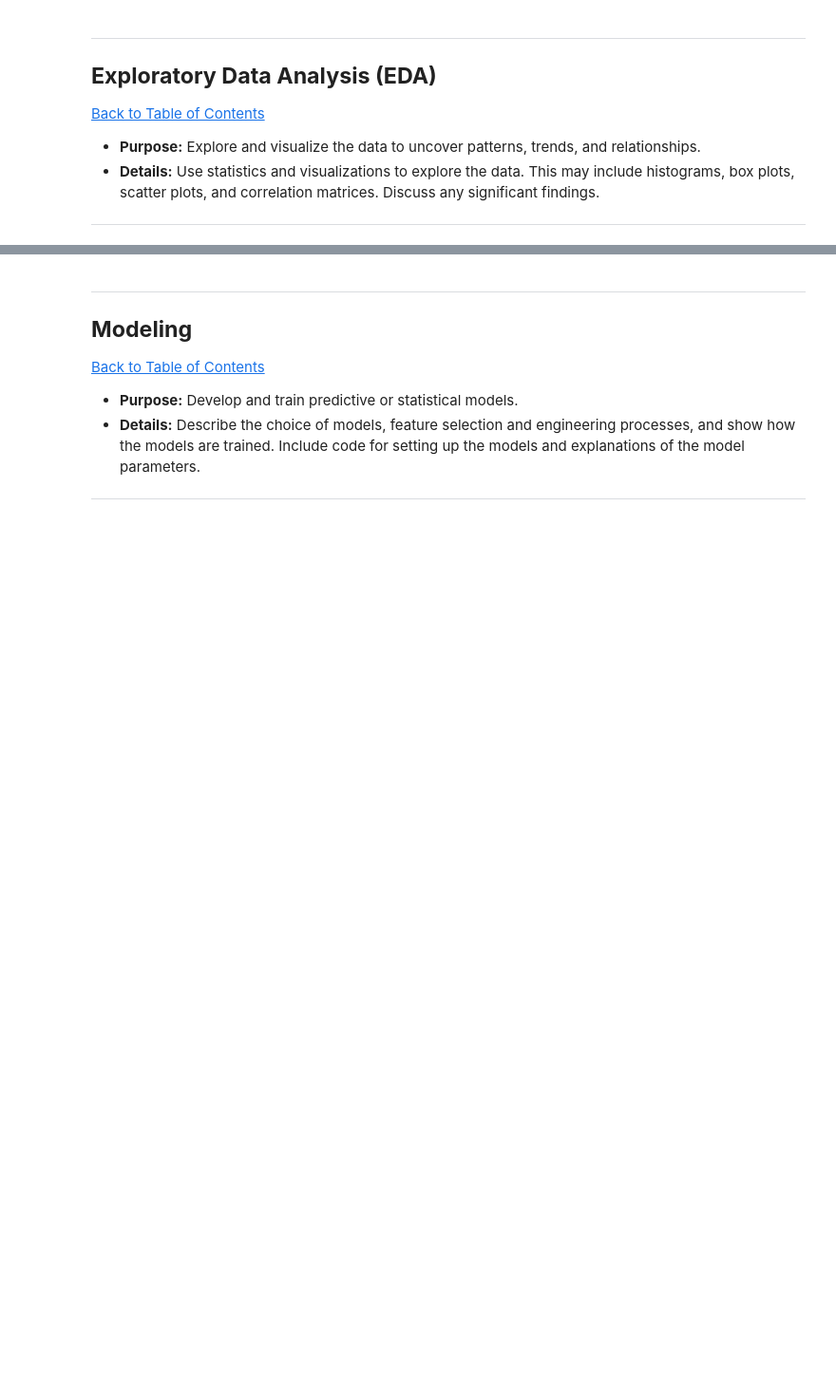
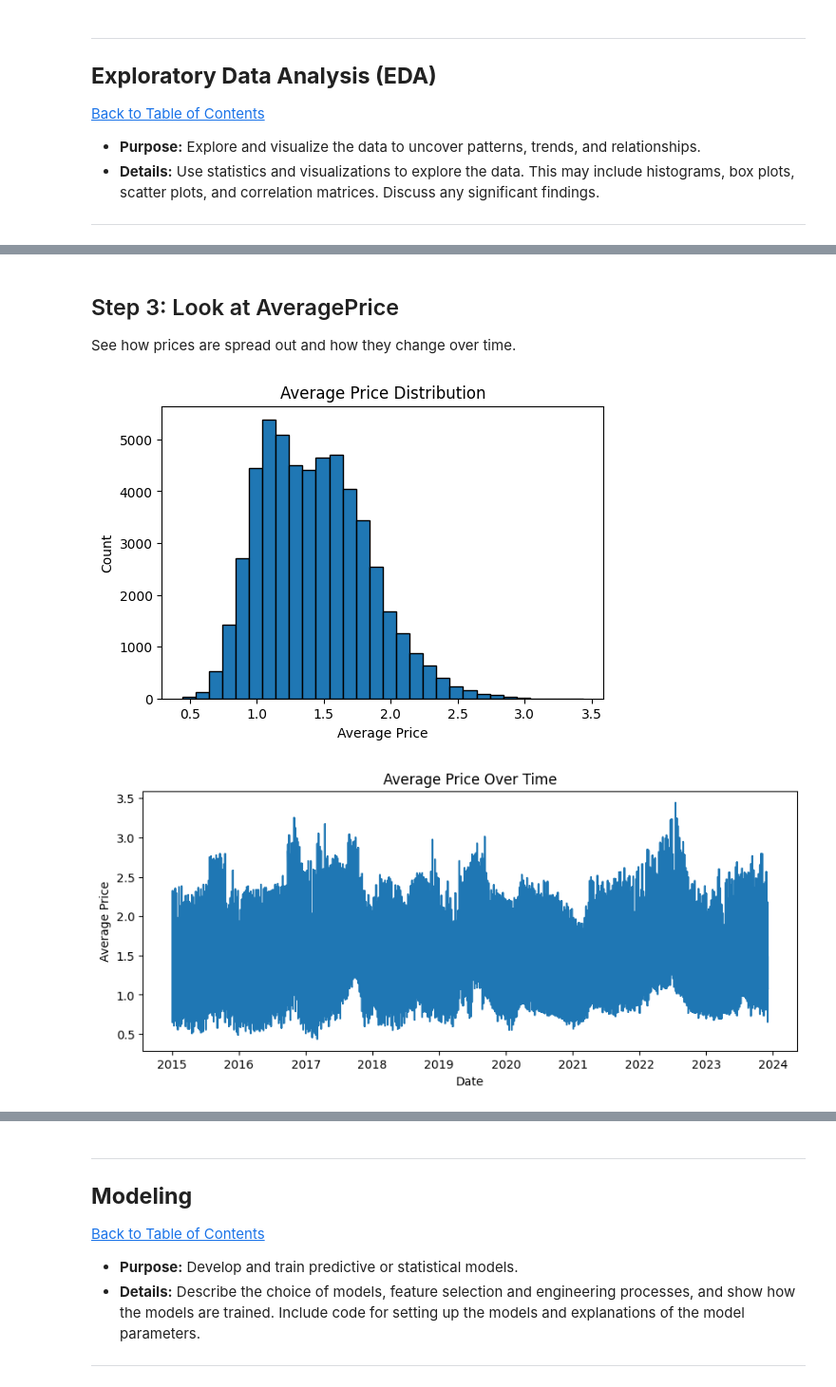
Before and after one commit to Maponya994/avocado-capstone-Maponya, a Jupyter notebook: QCTO---Workplace-Module-Notebook-Template-4571.ipynb, the cells around one changed output, grey strips where cells are left out. Shown at 95% size. Saved outputs shown, nothing was run; the diff lists cells and outputs as text; code cells hidden in the pictures; blank space fills up the shorter version.

```diff
--- a/QCTO---Workplace-Module-Notebook-Template-4571.ipynb
+++ b/QCTO---Workplace-Module-Notebook-Template-4571.ipynb
@@ -389,0 +452,25 @@ df_clean.to_csv("avocado_clean.csv", index=False)
+# %% [markdown]
+## Step 3: Look at AveragePrice
+
+See how prices are spread out and how they change over time.
+# %%
+import matplotlib.pyplot as plt
+
+# Histogram for prices
+plt.figure(figsize=(6,4))
+plt.hist(df_clean["AveragePrice"], bins=30, edgecolor="black")
+plt.title("Average Price Distribution")
+plt.xlabel("Average Price")
+plt.ylabel("Count")
+plt.show()
+
+# Price trend over time
+plt.figure(figsize=(10,4))
+plt.plot(df_clean["Date"], df_clean["AveragePrice"])
+plt.title("Average Price Over Time")
+plt.xlabel("Date")
+plt.ylabel("Average Price")
+plt.show()
+# %% [output]
+[figure, added]
+[figure, added]
```
Also changed, not shown: parts of 34 cells of this notebook.
